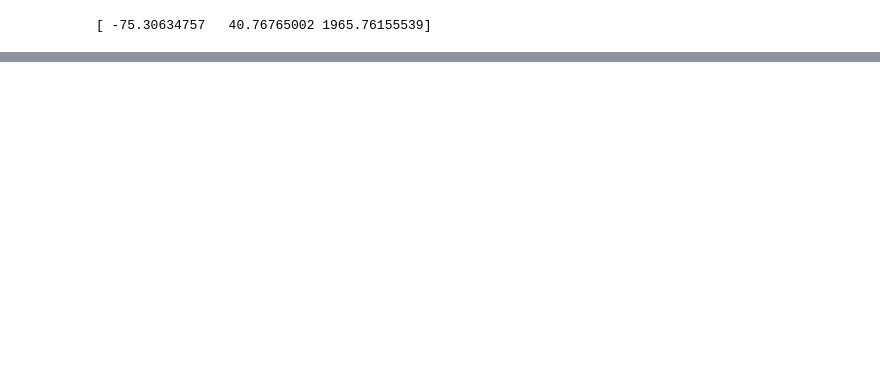
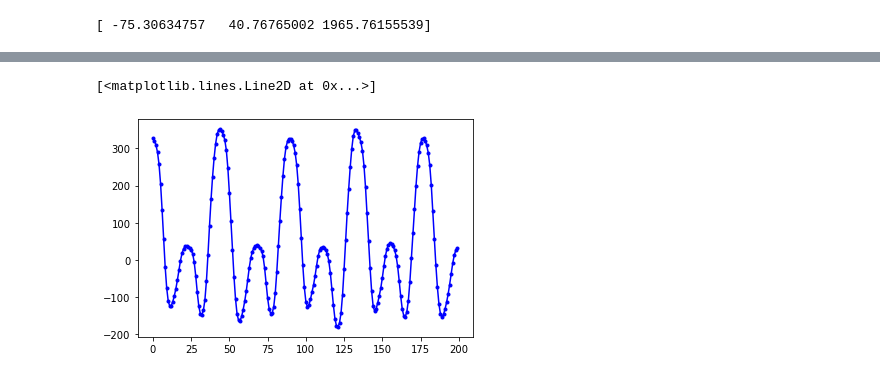
Before and after one commit to arpitjain799/freemocap, a Jupyter notebook: ipython_jupyter_notebooks/COM_calculator.ipynb, the cells around one changed output, grey strips where cells are left out. Cells and saved outputs as stored; diff of their text form; code cells hidden in the pictures; blank space fills up the shorter version.

```diff
--- a/ipython_jupyter_notebooks/COM_calculator.ipynb
+++ b/ipython_jupyter_notebooks/COM_calculator.ipynb
@@ -19,0 +31,5 @@ plt.show()
+# %%
+plt.plot(-com_frame_xyz[500:700,1], 'b.-')
+# %% [output]
+[<matplotlib.lines.Line2D at 0x...>]
+[figure, added]
```
Also changed, not shown: parts of 10 cells of this notebook.
